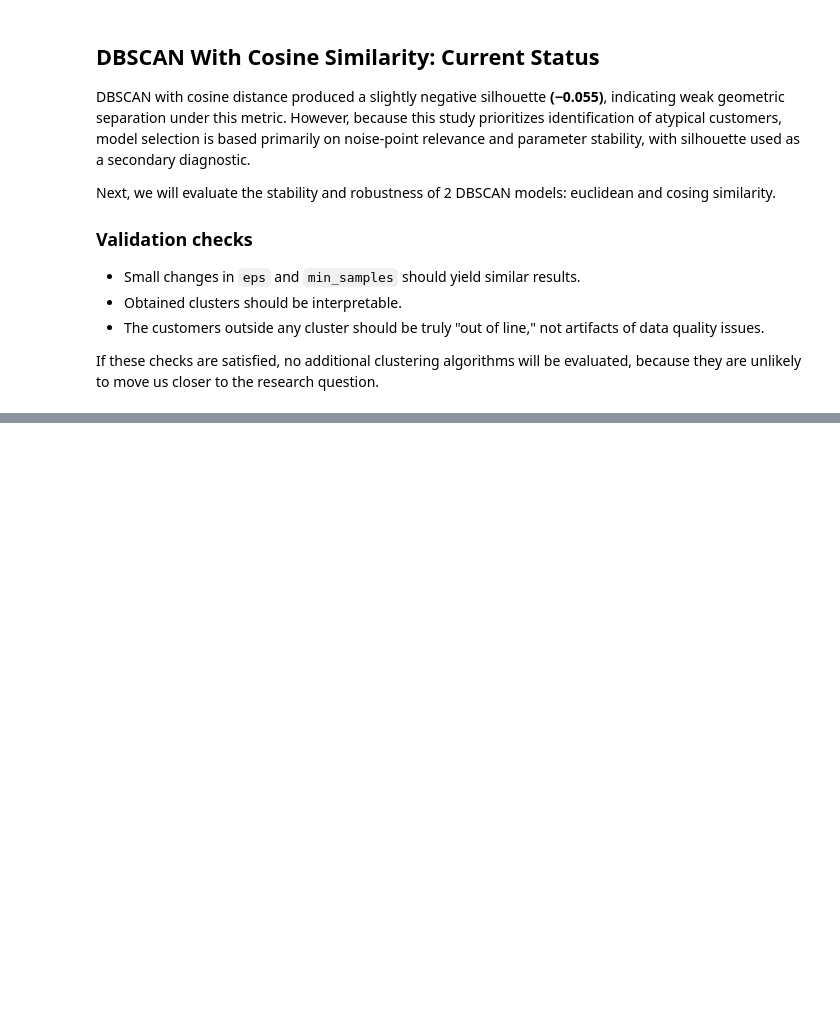
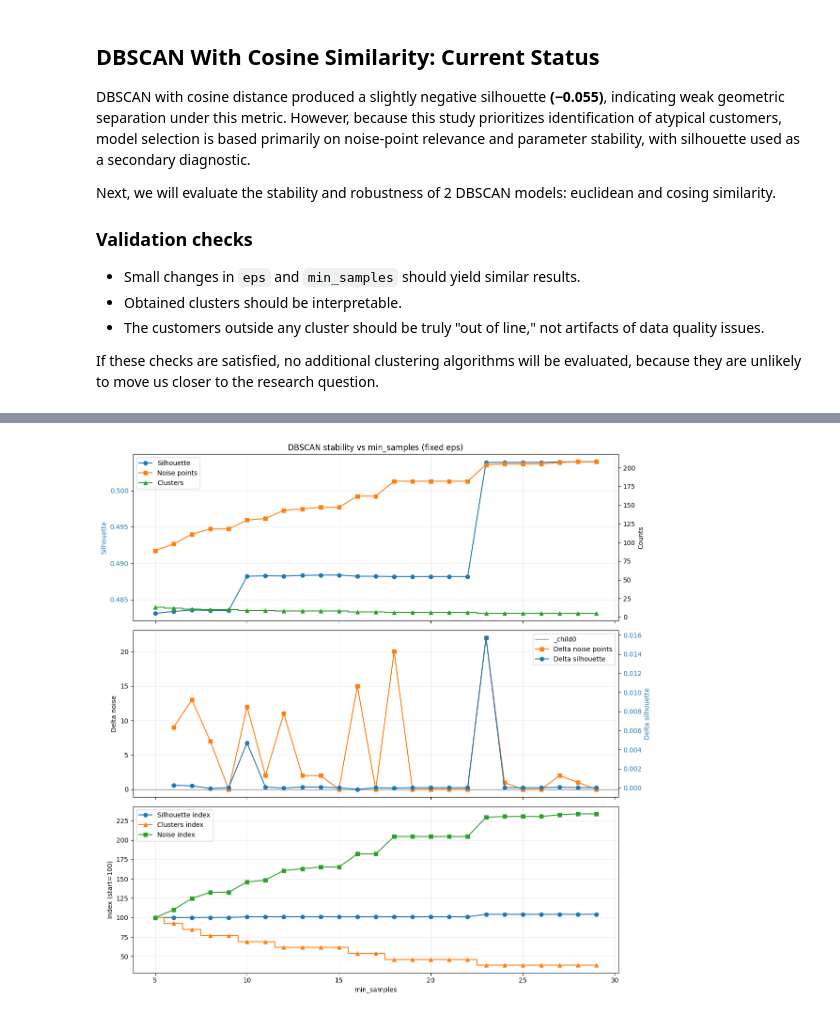
Before and after one commit to smnsht/unusual-customer-purchasing, a Jupyter notebook: notebooks/04_CustomerSegmentation.ipynb, the cells around one changed output, grey strips where cells are left out. Cells and saved outputs as stored; diff of their text form; code cells hidden in the pictures; blank space fills up the shorter version.

Commit message:
create DBSCANMinSamplesEstimator and run euclidean scan for min_samples

```diff
--- a/notebooks/04_CustomerSegmentation.ipynb
+++ b/notebooks/04_CustomerSegmentation.ipynb
@@ -264,0 +301,5 @@ If these checks are satisfied, no additional clustering algorithms will be evalu
+# %%
+estimator = DBSCANMinSamplesEstimator(
+    eps=6.633, min_samples_range=list(range(5, 30)), metric="euclidean", verbose=True
+)
+estimator.estimate(X_scaled)
@@ -264,0 +324,70 @@ If these checks are satisfied, no additional clustering algorithms will be evalu
+# %%
+import numpy as np
+import matplotlib.pyplot as plt
+from matplotlib.ticker import MaxNLocator
+
+ms = np.array(estimator.min_samples_)
+sil = np.array(estimator.silhouette_avg_, dtype=float)
+clu = np.array(estimator.num_clusters_, dtype=float)
+noi = np.array(estimator.num_noise_points_, dtype=float)
+
+# First differences
+d_sil = np.diff(sil)
+d_noi = np.diff(noi)
+ms_diff = ms[1:]
+
+# Normalize to index=100 at first point
+sil_idx = 100 * sil / sil[0]
+clu_idx = 100 * clu / clu[0]
+noi_idx = 100 * noi / noi[0]
+
+fig, axes = plt.subplots(3, 1, figsize=(12, 12), sharex=True)
+
+# Panel 1: levels
+ax1 = axes[0]
+ax1.plot(ms, sil, marker="o", color="#1f77b4", label="Silhouette")
+ax1.set_ylabel("Silhouette", color="#1f77b4")
+ax1.tick_params(axis="y", labelcolor="#1f77b4")
+ax1.grid(alpha=0.25)
+
+ax1b = ax1.twinx()
+ax1b.plot(ms, noi, marker="s", color="#ff7f0e", label="Noise points")
+ax1b.plot(ms, clu, marker="^", color="#2ca02c", drawstyle="steps-mid", label="Clusters")
+ax1b.set_ylabel("Counts")
+ax1b.yaxis.set_major_locator(MaxNLocator(integer=True))
+
+lines = ax1.get_lines() + ax1b.get_lines()
+labels = [l.get_label() for l in lines]
+ax1.legend(lines, labels, loc="best")
+ax1.set_title("DBSCAN stability vs min_samples (fixed eps)")
+
+# Panel 2: first differences
+ax2 = axes[1]
+ax2.axhline(0, color="gray", linewidth=1)
+ax2.plot(ms_diff, d_noi, marker="s", color="#ff7f0e", label="Delta noise points")
+ax2.set_ylabel("Delta noise")
+ax2.grid(alpha=0.25)
+
+ax2b = ax2.twinx()
+ax2b.plot(ms_diff, d_sil, marker="o", color="#1f77b4", label="Delta silhouette")
+ax2b.set_ylabel("Delta silhouette", color="#1f77b4")
+ax2b.tick_params(axis="y", labelcolor="#1f77b4")
+
+lines2 = ax2.get_lines() + ax2b.get_lines()
+labels2 = [l.get_label() for l in lines2]
+ax2.legend(lines2, labels2, loc="best")
+
+# Panel 3: normalized trends
+ax3 = axes[2]
+ax3.plot(ms, sil_idx, marker="o", label="Silhouette index")
+ax3.plot(ms, clu_idx, marker="^", drawstyle="steps-mid", label="Clusters index")
+ax3.plot(ms, noi_idx, marker="s", label="Noise index")
+ax3.set_xlabel("min_samples")
+ax3.set_ylabel("Index (start=100)")
+ax3.grid(alpha=0.25)
+ax3.legend(loc="best")
+
+plt.tight_layout()
+plt.show()
+# %% [output]
+[figure, added]
```
Also changed, not shown: parts of 6 cells of this notebook, 1 other file.
